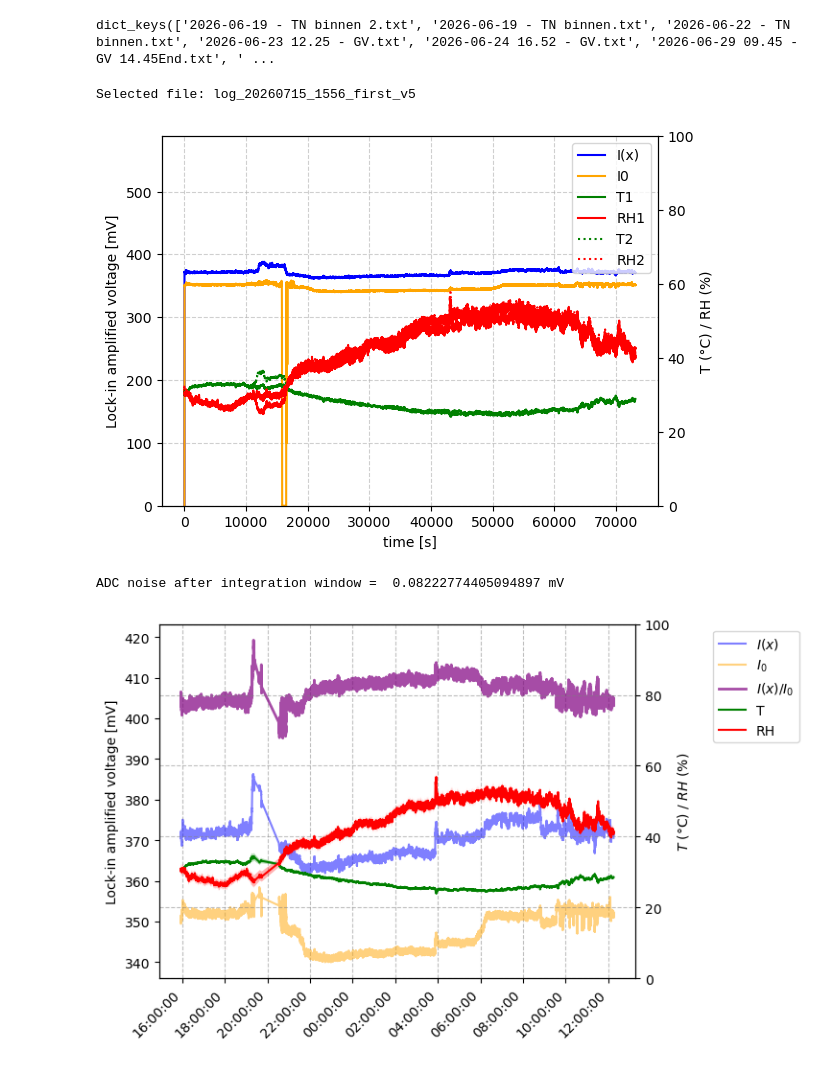
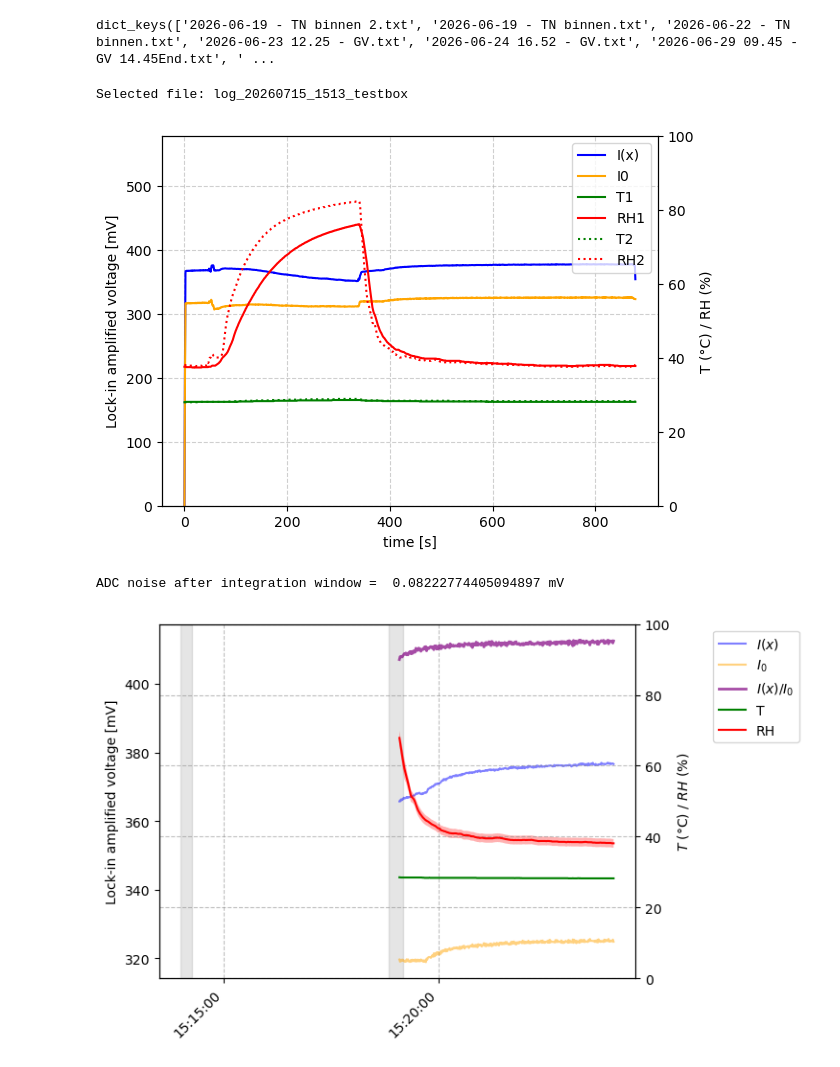
Before and after one commit to ejhoeve-TUD/Optical-Hygrometer, a Jupyter notebook: Python code/Data analysis indoors.ipynb, the cells around one changed output. Cells and saved outputs as stored; diff of their text form; code cells hidden in the pictures.

```diff
--- a/Python code/Data analysis indoors.ipynb
+++ b/Python code/Data analysis indoors.ipynb
@@ -18,7 +19,7 @@ print(file_dict.keys())
 # %% [output]
 dict_keys(['2026-06-19 - TN binnen 2.txt', '2026-06-19 - TN binnen.txt', '2026-06-22 - TN binnen.txt', '2026-06-23 12.25 - GV.txt', '2026-06-24 16.52 - GV.txt', '2026-06-29 09.45 - GV 14.45End.txt', ' ...
 # %%
-filenumber = 26
+filenumber = 25
 fname = Path(key_list[filenumber]).stem
 print('Selected file:',fname)
 data = np.loadtxt(fname = file_dict[key_list[filenumber]], usecols = (1,2,3,4,5,6,7,8), skiprows=1,delimiter=',')
@@ -30,7 +31,7 @@ raw_time_strs = np.genfromtxt(fname = file_dict[key_list[filenumber]], delimiter
 # Convert strings to datetime objects
 parsed_dates = np.array([datetime.strptime(ts, "%Y-%m-%d %H:%M:%S") for ts in raw_time_strs])
 # %% [output]
-Selected file: log_20260715_1556_first_v5
+Selected file: log_20260715_1513_testbox
 # %%
 # Create the main plot and the first y-axis
 fig, ax1 = plt.subplots()
@@ -70,14 +71,14 @@ ax1.set_xlabel('time [s]')
 
 plt.show()
 # %% [output]
-[figure, old version]
+[figure, new version]
 # %%
 xmin,xmax = 10,np.size(data[:,0])-10
 
 
 #xmin,xmax = 155,300 #testbox1
 #xmin,xmax = 110,300 #testbox2 closed
-#xmin,xmax = 350,650 #testbox2 opened
+xmin,xmax = 350,650 #testbox2 opened
 #xmin,xmax = 1000,70000
 #xmin,xmax = 25000,40000 #outside1
 
@@ -138,34 +139,88 @@ ax1.grid(True, axis='x', linestyle='--', alpha=0.5, color='gray')
 ax2 = ax1.twinx()
 
 # Plot T and its shaded uncertainty band
 line4 = ax2.plot(x_clipped, T_clipped, label='T', color='green')
 ax2.fill_between(x_clipped, T_clipped - dT, T_clipped + dT, color='green', alpha=0.3, edgecolor='none')
 
 # Plot RH and its shaded uncertainty band
 line5 = ax2.plot(x_clipped, RH_clipped, label='RH', color='red')
 ax2.fill_between(x_clipped, RH_clipped - dRH, RH_clipped + dRH, color='red', alpha=0.3, edgecolor='none')
 
 ax2.set_ylabel('$T$ (°C) / $RH$ (%)')
 ax2.set_ylim(0, 100)
 ax2.grid(True, axis='y', linestyle='--', alpha=0.5, color='gray')
 
 # --- Strictly Format X-Axis for TIME ONLY ---
 ax1.xaxis.set_major_formatter(mdates.DateFormatter('%H:%M:%S'))
 
+# Gray shaded vertical bars
+if filenumber == 24:
+    # Define your start and end times for the shaded region
+    start_time = pd.Timestamp("2026-07-15 13:27:30")
+    end_time = pd.Timestamp("2026-07-15 13:27:55")
+
+    start_time1 = pd.Timestamp("2026-07-15 13:31:20")
+    end_time1 = pd.Timestamp("2026-07-15 13:31:30")
+
+    # Add the vertical shaded bar on ax1 (before plt.show())
+    ax1.axvspan(
+        start_time,
+        end_time,
+        color="gray",
+        alpha=0.2,
+        zorder=0,
+        label="Event Window",
+    )
+    ax1.axvspan(
+        start_time1,
+        end_time1,
+        color="gray",
+        alpha=0.2,
+        zorder=0,
+        #label="Event Window",
+    )
+
+if filenumber == 25:
+    # Define your start and end times for the shaded region
+    start_time = pd.Timestamp("2026-07-15 15:14:00")
+    end_time = pd.Timestamp("2026-07-15 15:14:15")
+
+    start_time1 = pd.Timestamp("2026-07-15 15:18:50")
+    end_time1 = pd.Timestamp("2026-07-15 15:19:10")
+
+    # Add the vertical shaded bar on ax1 (before plt.show())
+    ax1.axvspan(
+        start_time,
+        end_time,
+        color="gray",
+        alpha=0.2,
+        zorder=0,
+        label="Event Window",
+    )
+    ax1.axvspan(
+        start_time1,
+        end_time1,
+        color="gray",
+        alpha=0.2,
+        zorder=0,
+        #label="Event Window",
+    )
+
+
 # Rotate labels 45 degrees so they don't overlap
 plt.setp(ax1.get_xticklabels(), rotation=45, ha='right')
 
 # Combine legends
 lines = line1 + line2 + line3 + line4 + line5
 labels = [l.get_label() for l in lines]
 
 ax1.legend(lines, labels, loc='upper left', bbox_to_anchor=(1.15, 1.0))
 
 plt.savefig(f'{fname}raw.png', dpi=500, bbox_inches='tight')
 plt.show()
 # %% [output]
 ADC noise after integration window =  0.08222774405094897 mV
-[figure, old version]
+[figure, new version]
 # %%
 def Molarsat(T): #saturation molarity at T[C]
     R = 8.314
```
Also changed, not shown: parts of 5 cells of this notebook.
